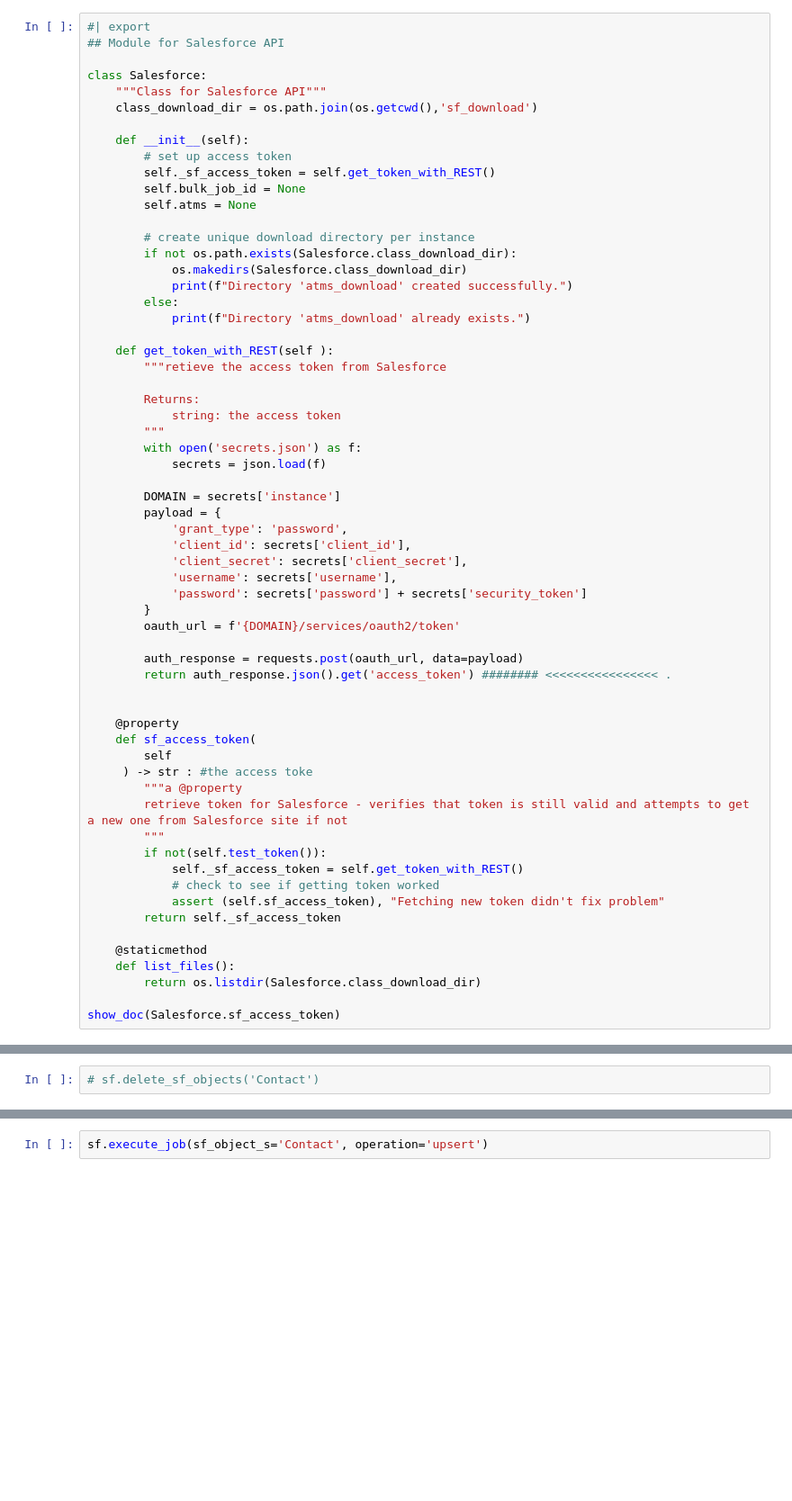
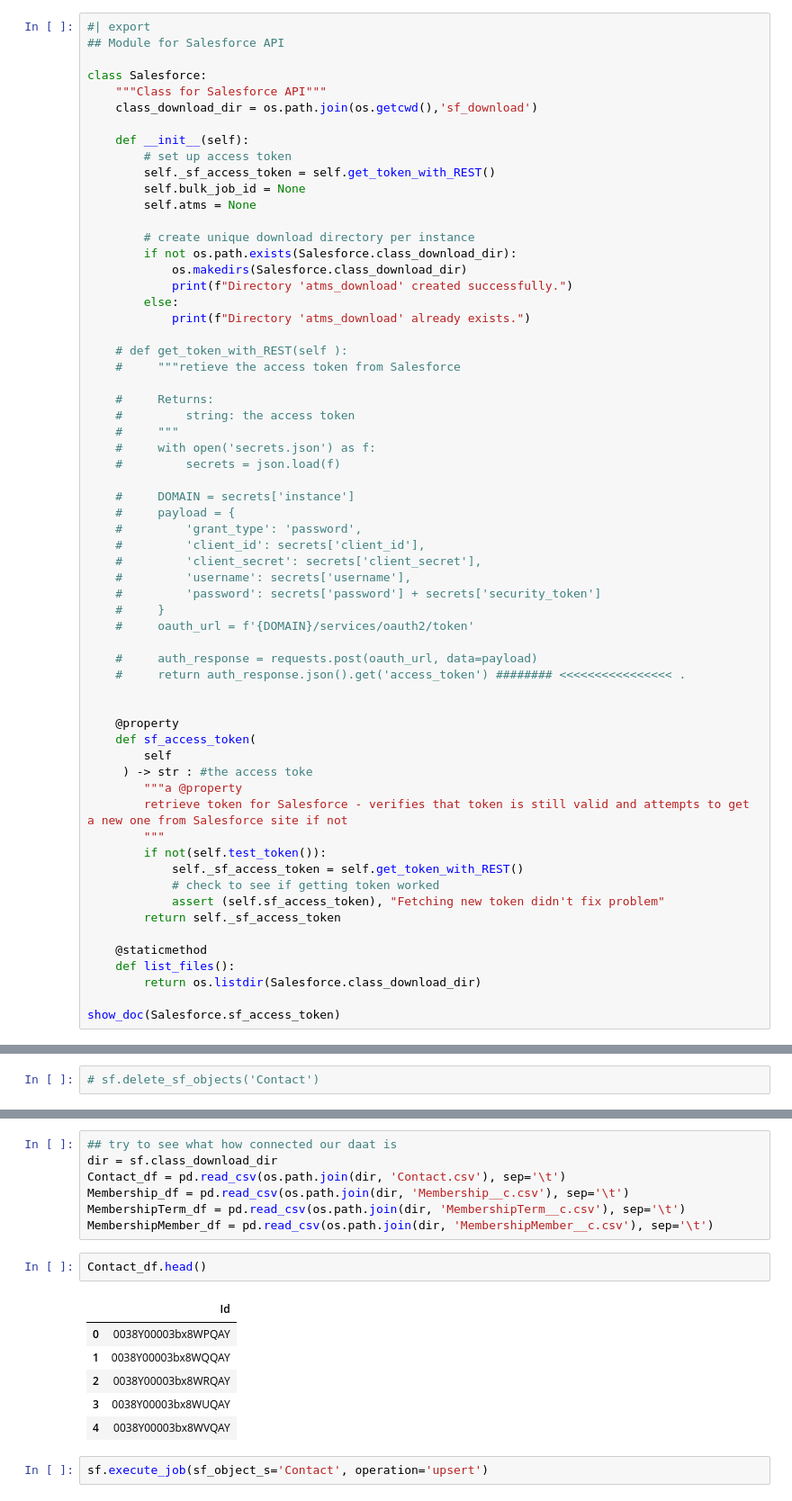
Before and after one commit to josephsmann/doubledot, a Jupyter notebook: crema_sf.ipynb, the cells around one changed output, grey strips where cells are left out. Shown: that part at 90% size. Drawn from its saved outputs; the diff is of its cells as text; blank space fills up the shorter version.

```diff
--- a/crema_sf.ipynb
+++ b/crema_sf.ipynb
@@ -45,27 +44,27 @@ class Salesforce:
         else:
             print(f"Directory 'atms_download' already exists.")
 
-    def get_token_with_REST(self ):
-        """retieve the access token from Salesforce
+    # def get_token_with_REST(self ):
+    #     """retieve the access token from Salesforce
 
-        Returns:
-            string: the access token
-        """
-        with open('secrets.json') as f:
-            secrets = json.load(f)
+    #     Returns:
+    #         string: the access token
+    #     """
+    #     with open('secrets.json') as f:
+    #         secrets = json.load(f)
 
-        DOMAIN = secrets['instance']
-        payload = {
-            'grant_type': 'password',
-            'client_id': secrets['client_id'],
-            'client_secret': secrets['client_secret'],
-            'username': secrets['username'],
-            'password': secrets['password'] + secrets['security_token']
-        }
-        oauth_url = f'{DOMAIN}/services/oauth2/token'
+    #     DOMAIN = secrets['instance']
+    #     payload = {
+    #         'grant_type': 'password',
+    #         'client_id': secrets['client_id'],
+    #         'client_secret': secrets['client_secret'],
+    #         'username': secrets['username'],
+    #         'password': secrets['password'] + secrets['security_token']
+    #     }
+    #     oauth_url = f'{DOMAIN}/services/oauth2/token'
 
-        auth_response = requests.post(oauth_url, data=payload)
-        return auth_response.json().get('access_token') ######## <<<<<<<<<<<<<<<< .
+    #     auth_response = requests.post(oauth_url, data=payload)
+    #     return auth_response.json().get('access_token') ######## <<<<<<<<<<<<<<<< .
 
 
     @property
@@ -597,3 +631,19 @@ Child Membership
+# %%
+## try to see what how connected our daat is
+dir = sf.class_download_dir
+Contact_df = pd.read_csv(os.path.join(dir, 'Contact.csv'), sep='\t')
+Membership_df = pd.read_csv(os.path.join(dir, 'Membership__c.csv'), sep='\t')
+MembershipTerm_df = pd.read_csv(os.path.join(dir, 'MembershipTerm__c.csv'), sep='\t')
+MembershipMember_df = pd.read_csv(os.path.join(dir, 'MembershipMember__c.csv'), sep='\t')
+# %%
+Contact_df.head()
+# %% [output]
+|  | Id |
+| 0 | 0038Y00003bx8WPQAY |
+| 1 | 0038Y00003bx8WQQAY |
+| 2 | 0038Y00003bx8WRQAY |
+| 3 | 0038Y00003bx8WUQAY |
+| 4 | 0038Y00003bx8WVQAY |
 # %%
 sf.execute_job(sf_object_s='Contact', operation='upsert')
 # %% [output]
```
Also changed, not shown: parts of 23 cells of this notebook, 1 other file.
